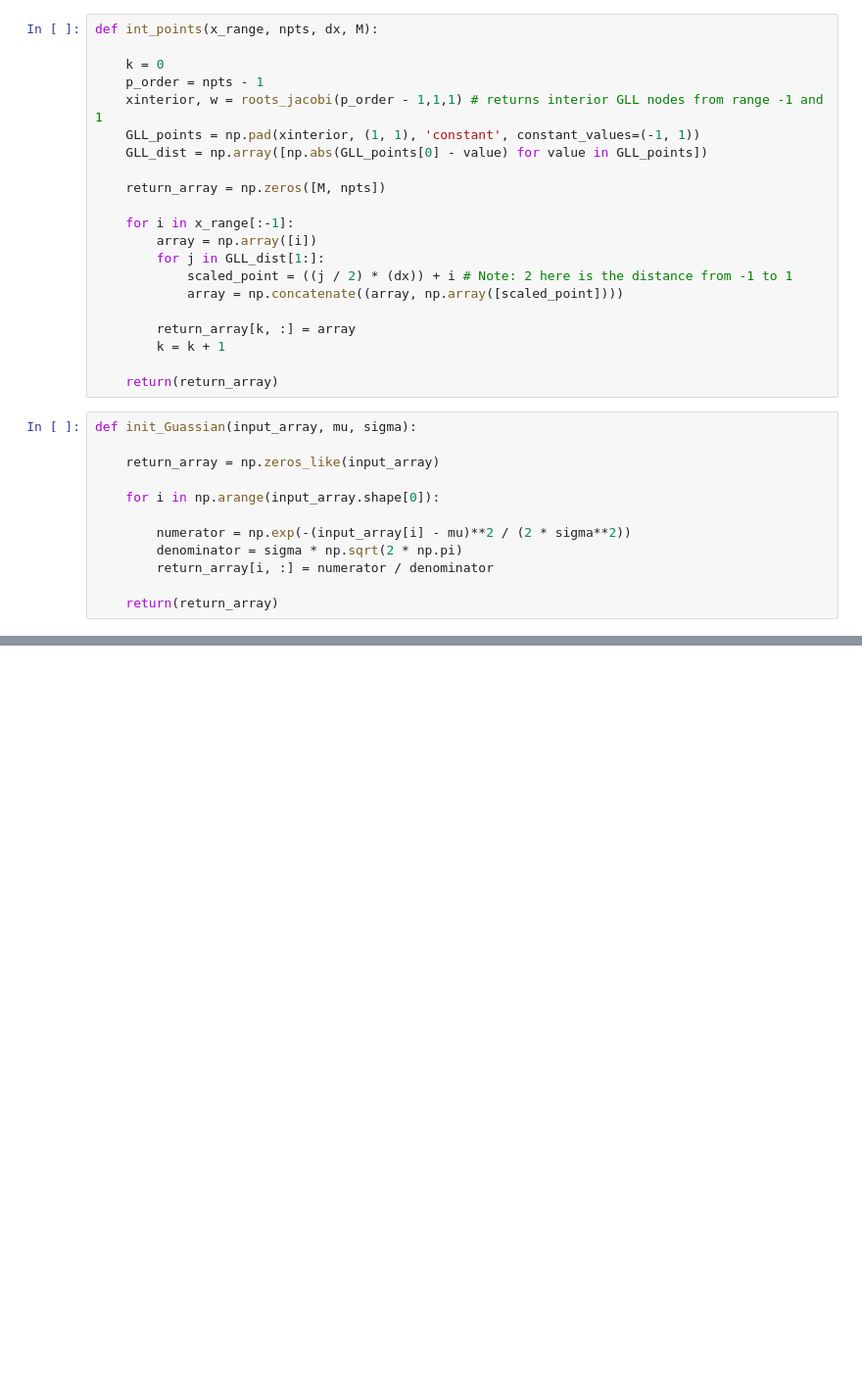
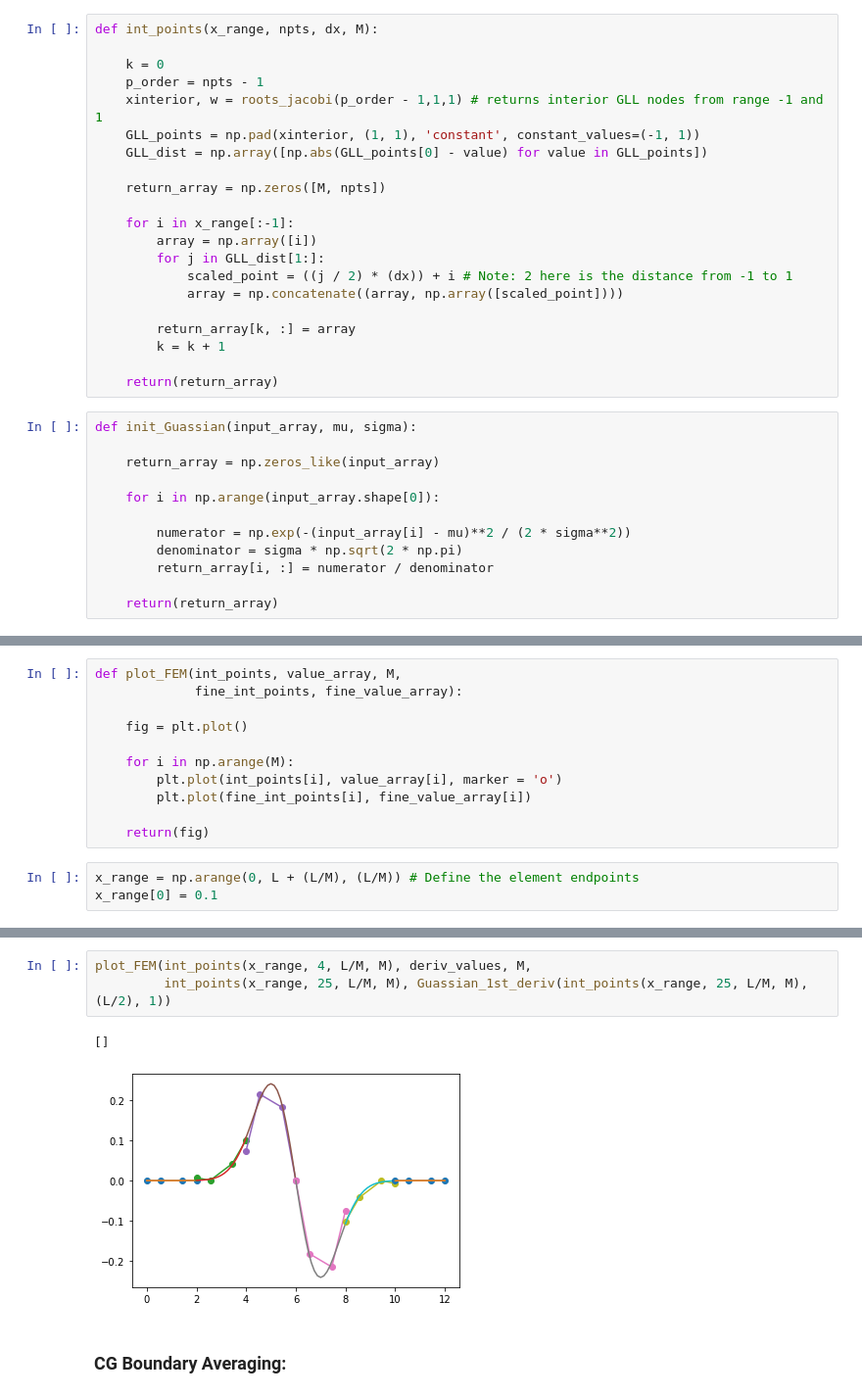
Before and after one commit to msingh1204/FEM, a Jupyter notebook: FEM_Multi.ipynb, the cells around one changed output, grey strips where cells are left out. Shown at 98% size. Saved outputs shown, nothing was run; the diff lists cells and outputs as text; blank space fills up the shorter version.

```diff
--- a/FEM_Multi.ipynb
+++ b/FEM_Multi.ipynb
@@ -52,0 +125,14 @@ plt.plot(int_points(x_range, 4, L/M, M)[-1],
+# %%
+def plot_FEM(int_points, value_array, M,
+             fine_int_points, fine_value_array):
+
+    fig = plt.plot()
+
+    for i in np.arange(M):
+        plt.plot(int_points[i], value_array[i], marker = 'o')
+        plt.plot(fine_int_points[i], fine_value_array[i])
+
+    return(fig)
+# %%
+x_range = np.arange(0, L + (L/M), (L/M)) # Define the element endpoints
+x_range[0] = 0.1
@@ -52,0 +174,8 @@ plt.plot(int_points(x_range, 4, L/M, M)[-1],
+# %%
+plot_FEM(int_points(x_range, 4, L/M, M), deriv_values, M,
+         int_points(x_range, 25, L/M, M), Guassian_1st_deriv(int_points(x_range, 25, L/M, M), (L/2), 1))
+# %% [output]
+[]
+[figure, added]
+# %% [markdown]
+### CG Boundary Averaging:
```
Also changed, not shown: parts of 22 cells of this notebook.
